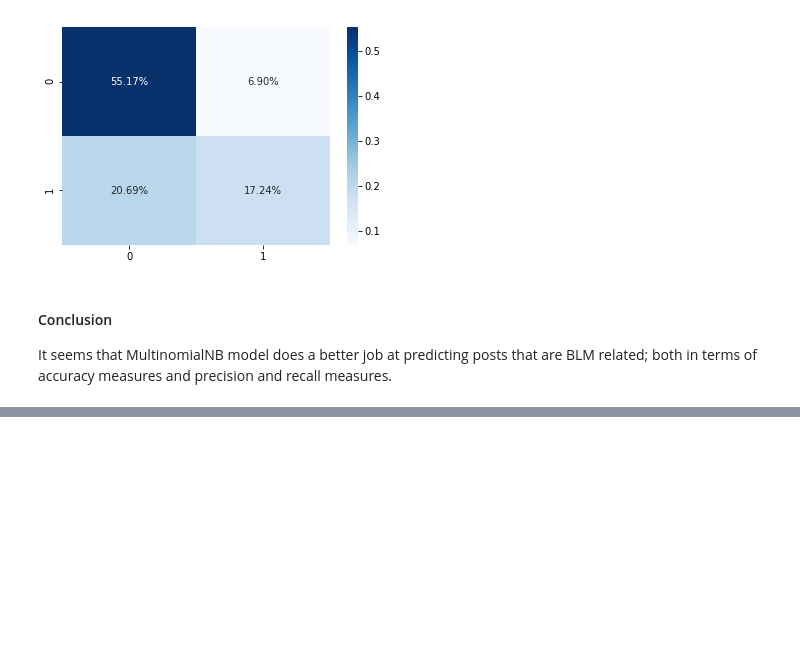
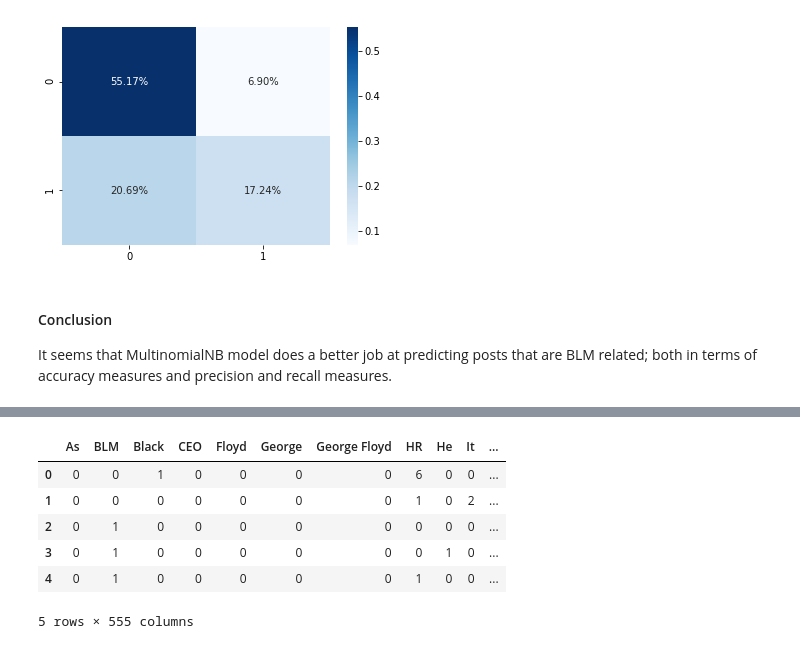
Before and after one commit to robinlli/Police_Shooting_Reddit, a Jupyter notebook: Machine Learning.ipynb, the cells around one changed output, grey strips where cells are left out. Saved outputs shown, nothing was run; the diff lists cells and outputs as text; code cells hidden in the pictures; blank space fills up the shorter version.

```diff
--- a/Machine Learning.ipynb
+++ b/Machine Learning.ipynb
@@ -299,0 +319,10 @@ It seems that MultinomialNB model does a better job at predicting posts that are
+# %%
+df_text.head()
+# %% [output]
+|  | As | BLM | Black | CEO | Floyd | George | George Floyd | HR | He | It | ... |
+| 0 | 0 | 0 | 1 | 0 | 0 | 0 | 0 | 6 | 0 | 0 | ... |
+| 1 | 0 | 0 | 0 | 0 | 0 | 0 | 0 | 1 | 0 | 2 | ... |
+| 2 | 0 | 1 | 0 | 0 | 0 | 0 | 0 | 0 | 0 | 0 | ... |
+| 3 | 0 | 1 | 0 | 0 | 0 | 0 | 0 | 0 | 1 | 0 | ... |
+| 4 | 0 | 1 | 0 | 0 | 0 | 0 | 0 | 1 | 0 | 0 | ... |
+5 rows × 555 columns
```
Also changed, not shown: parts of 12 cells of this notebook, 1 other file.
